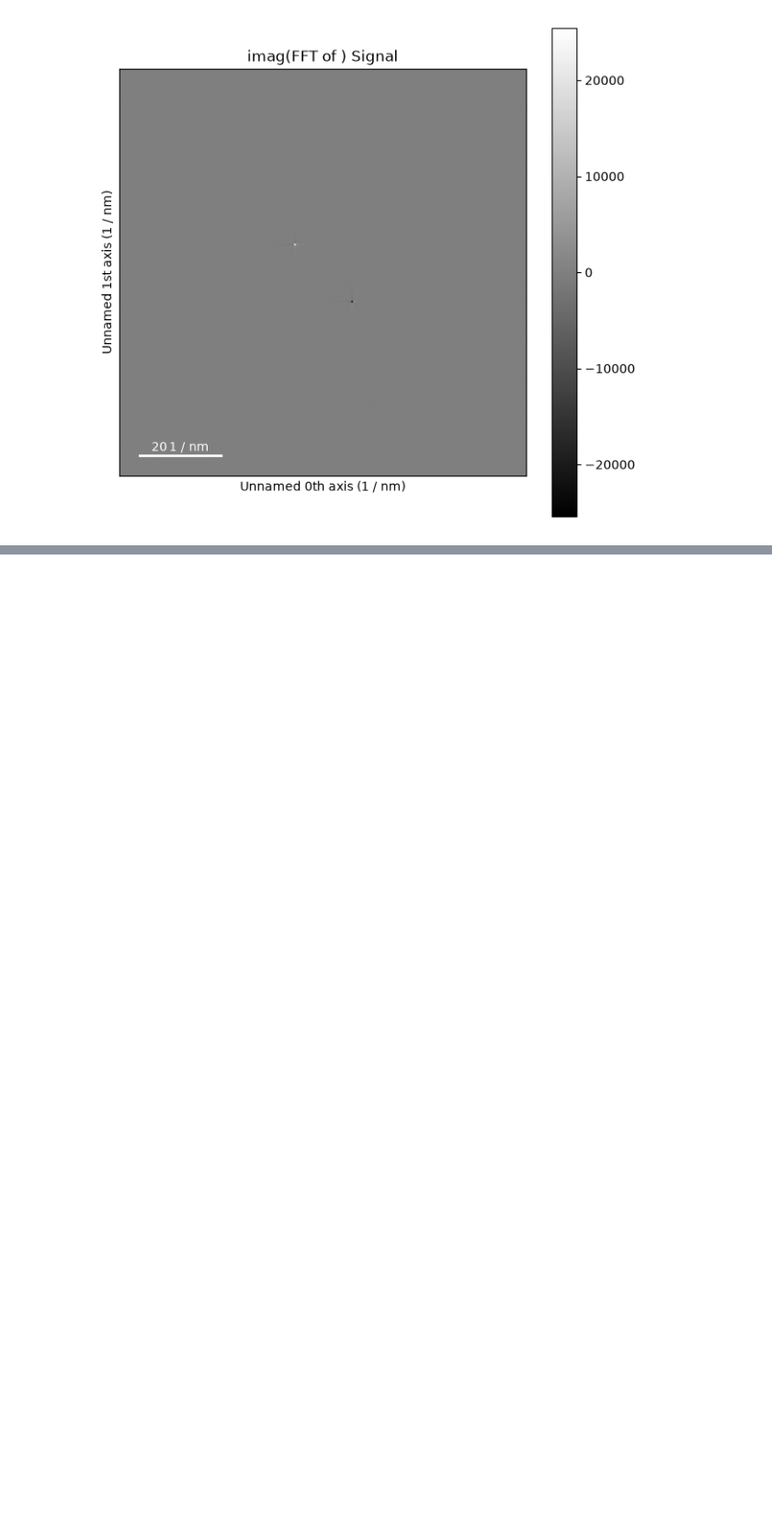
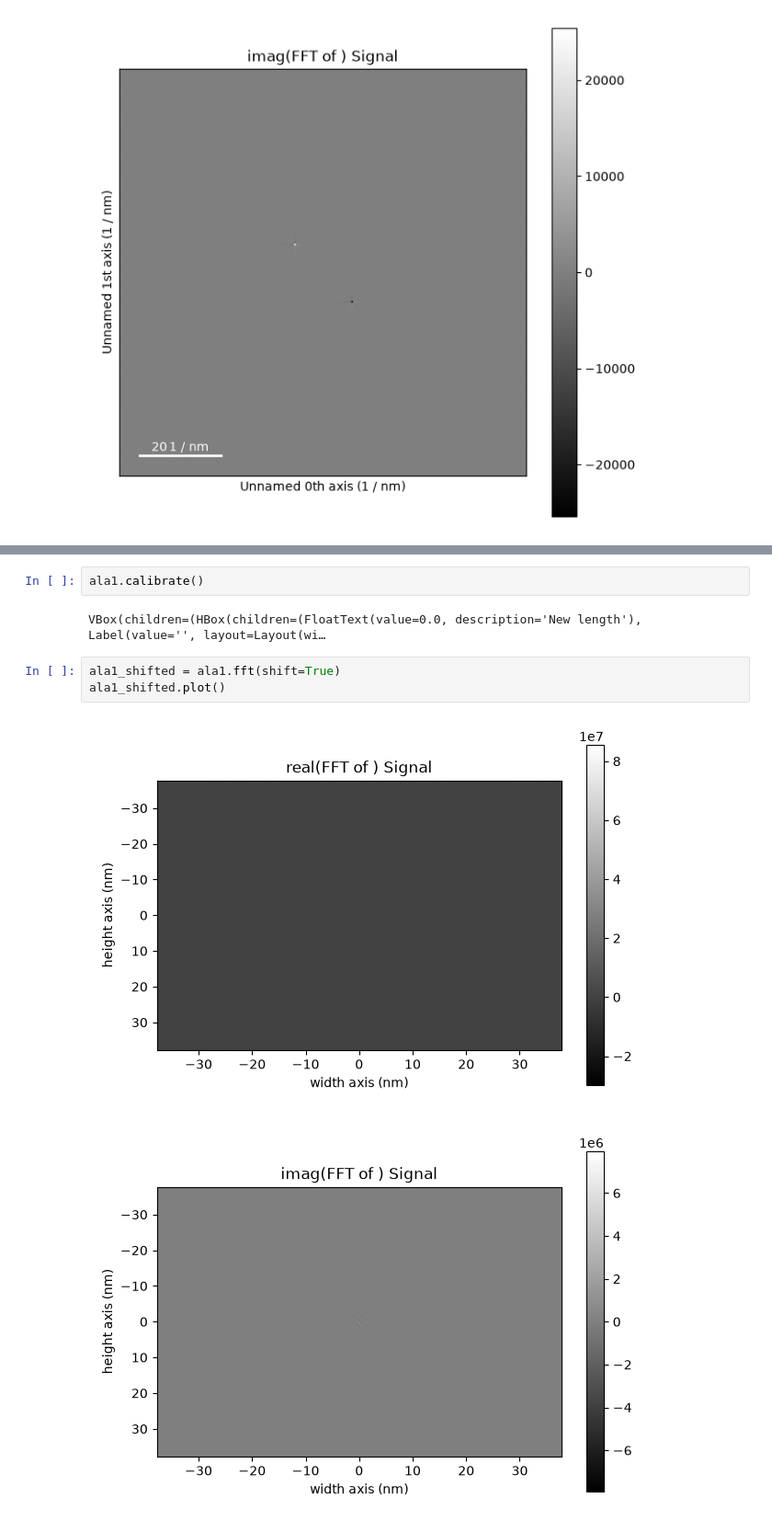
Before and after one commit to RENCI-NRIG/CITEAM-code, a Jupyter notebook: notebooks/DiffractionPlaying.ipynb, the cells around one changed output, grey strips where cells are left out. Shown at 92% size. Drawn from its saved outputs; the diff is of its cells as text; blank space fills up the shorter version.

```diff
--- a/notebooks/DiffractionPlaying.ipynb
+++ b/notebooks/DiffractionPlaying.ipynb
@@ -160,0 +177,10 @@ sff.plot()
+# %%
+ala1.calibrate()
+# %% [output]
+VBox(children=(HBox(children=(FloatText(value=0.0, description='New length'), Label(value='', layout=Layout(wi…
+# %%
+ala1_shifted = ala1.fft(shift=True)
+ala1_shifted.plot()
+# %% [output]
+[figure, added]
+[figure, added]
```
Also changed, not shown: parts of 17 cells of this notebook, 1 other file.
